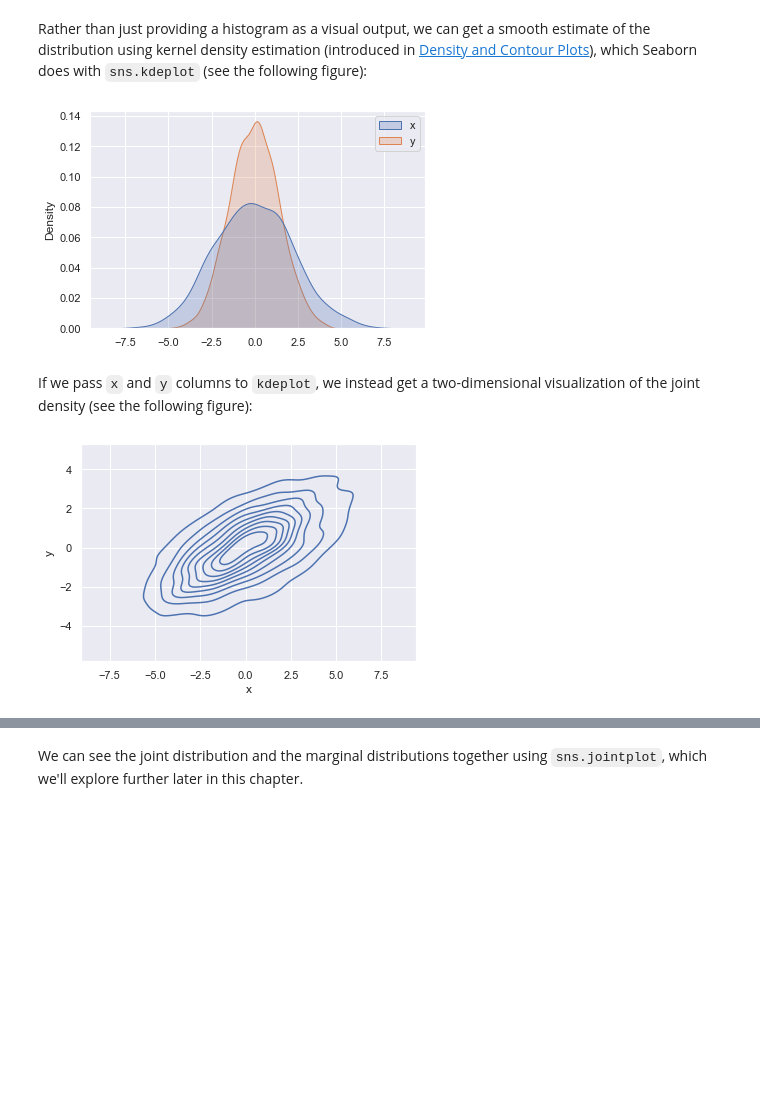
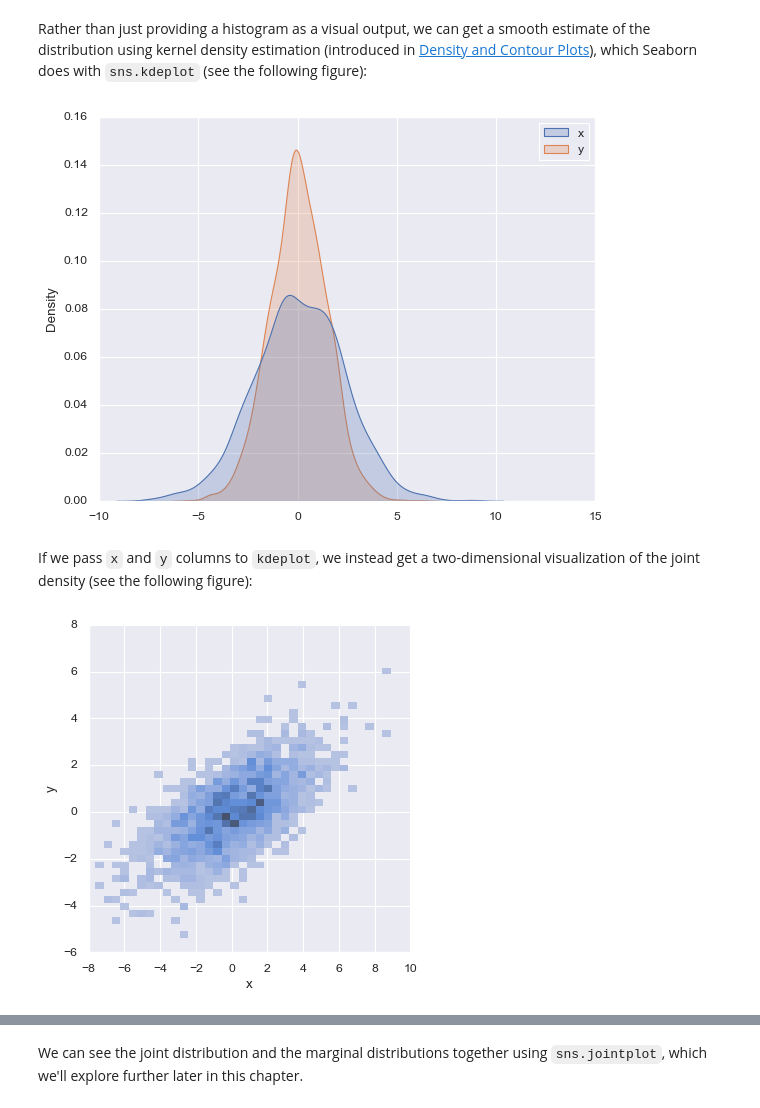
Before and after one commit to TheAwesomeGe/DECD, a Jupyter notebook: notebooks/04-visualization.ipynb, the cells around one changed output, grey strips where cells are left out. Cells and saved outputs as stored; diff of their text form; code cells hidden in the pictures; blank space fills up the shorter version.

Commit message:
Pandas data

```diff
--- a/notebooks/04-visualization.ipynb
+++ b/notebooks/04-visualization.ipynb
@@ -69,12 +73,12 @@ for col in 'xy':
 # %% [markdown]
 Rather than just providing a histogram as a visual output, we can get a smooth estimate of the distribution using kernel density estimation (introduced in [Density and Contour Plots](04.04-Density-and-Contour-Plots.ipynb)), which Seaborn does with ``sns.kdeplot`` (see the following figure):
 # %%
-sns.kdeplot(data=data, shade=True);
+sns.kdeplot(data=data, fill=True);
 # %% [output]
-[figure, old version]
+[figure, new version]
 # %% [markdown]
 If we pass `x` and `y` columns to `kdeplot`, we instead get a two-dimensional visualization of the joint density (see the following figure):
 # %%
-sns.kdeplot(data=data, x='x', y='y');
+sns.displot(data=data, x='x', y='y');
 # %% [output]
-[figure, old version]
+[figure, new version]
```
Also changed, not shown: parts of 10 cells of this notebook, 2 other files.
